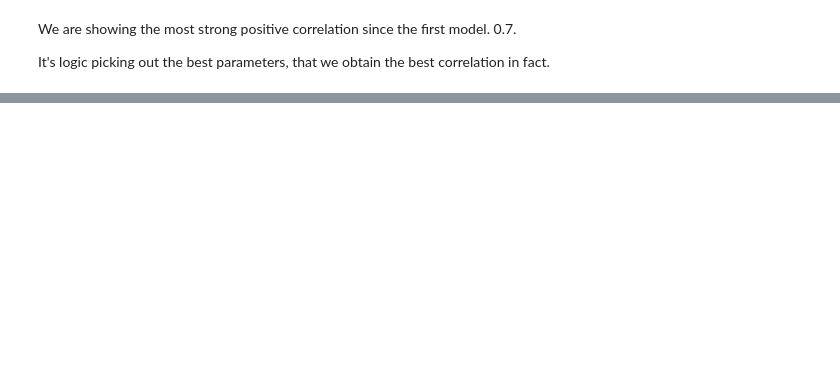
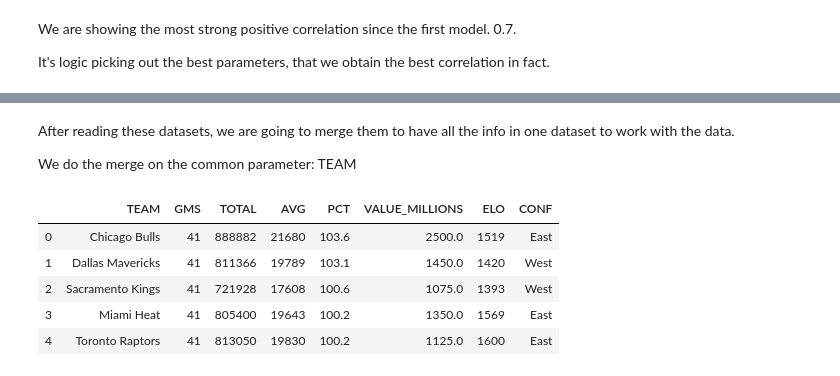
Before and after one commit to ta-datapt-bcn/project-statistical-analysis, a Jupyter notebook: NBA Stats Analysis.ipynb, the cells around one changed output, grey strips where cells are left out. Cells and saved outputs as stored; diff of their text form; code cells hidden in the pictures; blank space fills up the shorter version.

```diff
--- a/NBA Stats Analysis.ipynb
+++ b/NBA Stats Analysis.ipynb
@@ -472,0 +491,3 @@ It's logic picking out the best parameters, that we obtain the best correlation
+# %%
+attendance_df = pd.read_csv("nba_2019_attendance.csv")
+attendance_df.head()
@@ -472,0 +514,3 @@ It's logic picking out the best parameters, that we obtain the best correlation
+# %%
+valuations_df = pd.read_csv("nba_2019_team_valuations.csv")
+valuations_df.head()
@@ -472,0 +534,3 @@ It's logic picking out the best parameters, that we obtain the best correlation
+# %%
+elo_df = pd.read_csv("nba_2019_elo.csv")
+elo_df.head()
@@ -472,0 +555,16 @@ It's logic picking out the best parameters, that we obtain the best correlation
+# %% [markdown]
+After reading these datasets, we are going to merge them to have all the info in one dataset to work with the data.
+
+We do the merge on the common parameter: TEAM
+# %%
+attendance_valuations_df = attendance_df.merge(valuations_df, how="inner", on="TEAM")
+attendance_valuations_elo_df = attendance_valuations_df.merge(elo_df, how="inner", on="TEAM")
+merged_atvaelo_df = attendance_valuations_elo_df
+merged_atvaelo_df.head()
+# %% [output]
+|  | TEAM | GMS | TOTAL | AVG | PCT | VALUE_MILLIONS | ELO | CONF |
+| 0 | Chicago Bulls | 41 | 888882 | 21680 | 103.6 | 2500.0 | 1519 | East |
+| 1 | Dallas Mavericks | 41 | 811366 | 19789 | 103.1 | 1450.0 | 1420 | West |
+| 2 | Sacramento Kings | 41 | 721928 | 17608 | 100.6 | 1075.0 | 1393 | West |
+| 3 | Miami Heat | 41 | 805400 | 19643 | 100.2 | 1350.0 | 1569 | East |
+| 4 | Toronto Raptors | 41 | 813050 | 19830 | 100.2 | 1125.0 | 1600 | East |
```
Also changed, not shown: parts of 27 cells of this notebook, 3 other files.
